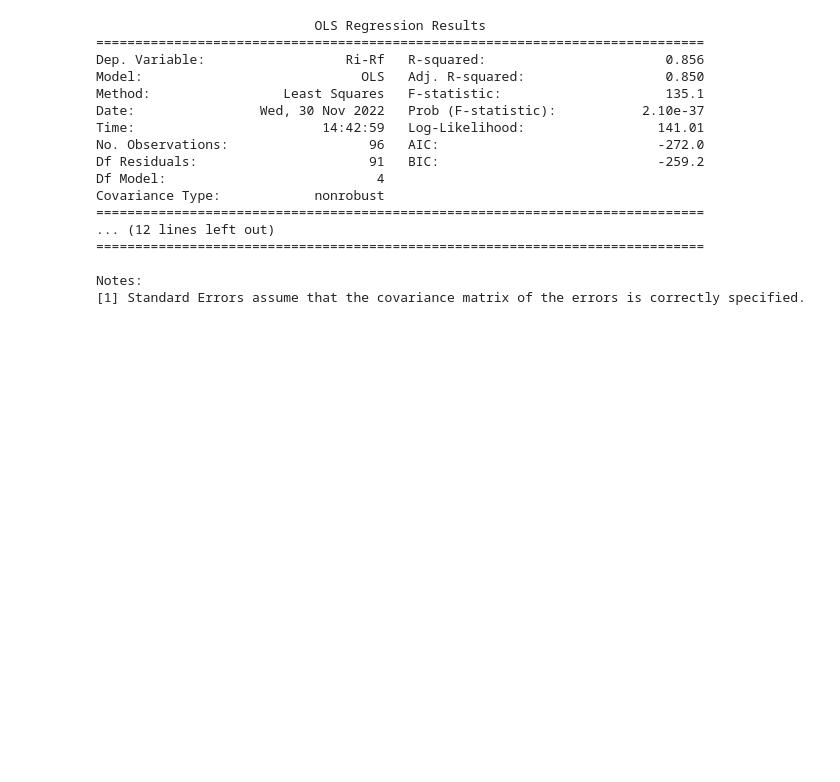
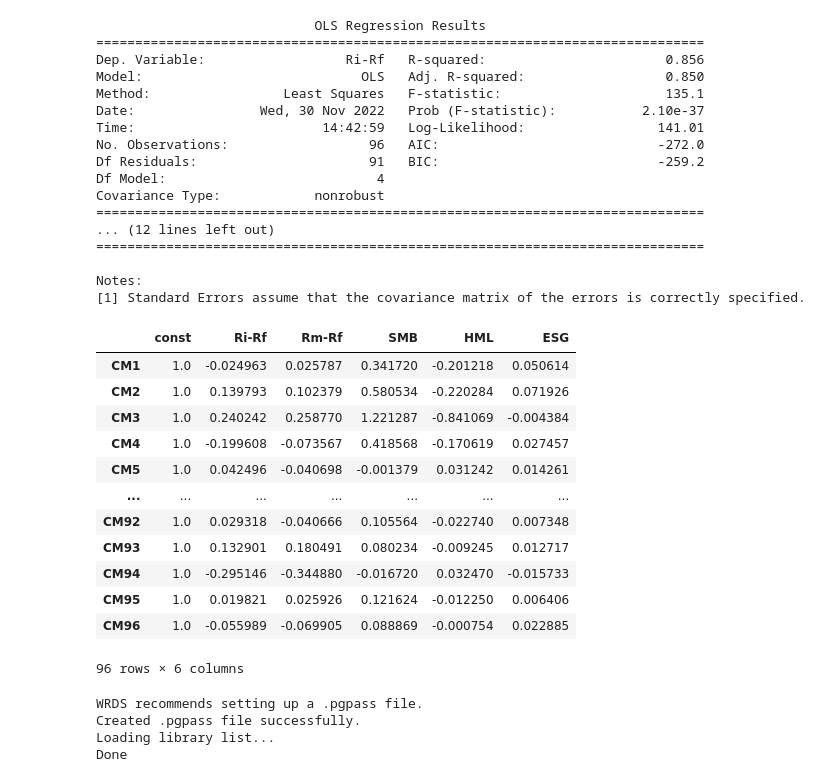
Before and after one commit to TDR474/ESG-Fama-French, a Jupyter notebook: Analysis.ipynb, the cells around one changed output. Drawn from its saved outputs; the diff is of its cells as text; code cells hidden in the pictures; blank space fills up the shorter version.

```diff
--- a/Analysis.ipynb
+++ b/Analysis.ipynb
@@ -289,3 +289,19 @@ Covariance Type:            nonrobust
 
 Notes:
 [1] Standard Errors assume that the covariance matrix of the errors is correctly specified.
+# %%
+df_spread
+# %% [output]
+|  | const | Ri-Rf | Rm-Rf | SMB | HML | ESG |
+| CM1 | 1.0 | -0.024963 | 0.025787 | 0.341720 | -0.201218 | 0.050614 |
+| CM2 | 1.0 | 0.139793 | 0.102379 | 0.580534 | -0.220284 | 0.071926 |
+| CM3 | 1.0 | 0.240242 | 0.258770 | 1.221287 | -0.841069 | -0.004384 |
+| CM4 | 1.0 | -0.199608 | -0.073567 | 0.418568 | -0.170619 | 0.027457 |
+| CM5 | 1.0 | 0.042496 | -0.040698 | -0.001379 | 0.031242 | 0.014261 |
+| ... | ... | ... | ... | ... | ... | ... |
+| CM92 | 1.0 | 0.029318 | -0.040666 | 0.105564 | -0.022740 | 0.007348 |
+| CM93 | 1.0 | 0.132901 | 0.180491 | 0.080234 | -0.009245 | 0.012717 |
+| CM94 | 1.0 | -0.295146 | -0.344880 | -0.016720 | 0.032470 | -0.015733 |
+| CM95 | 1.0 | 0.019821 | 0.025926 | 0.121624 | -0.012250 | 0.006406 |
+| CM96 | 1.0 | -0.055989 | -0.069905 | 0.088869 | -0.000754 | 0.022885 |
+96 rows × 6 columns
@@ -291,0 +318,7 @@ Notes:
+# %%
+db = wrds.Connection()
+# %% [output]
+WRDS recommends setting up a .pgpass file.
+Created .pgpass file successfully.
+Loading library list...
+Done
```
Also changed, not shown: parts of 11 cells of this notebook, 8 other files.
